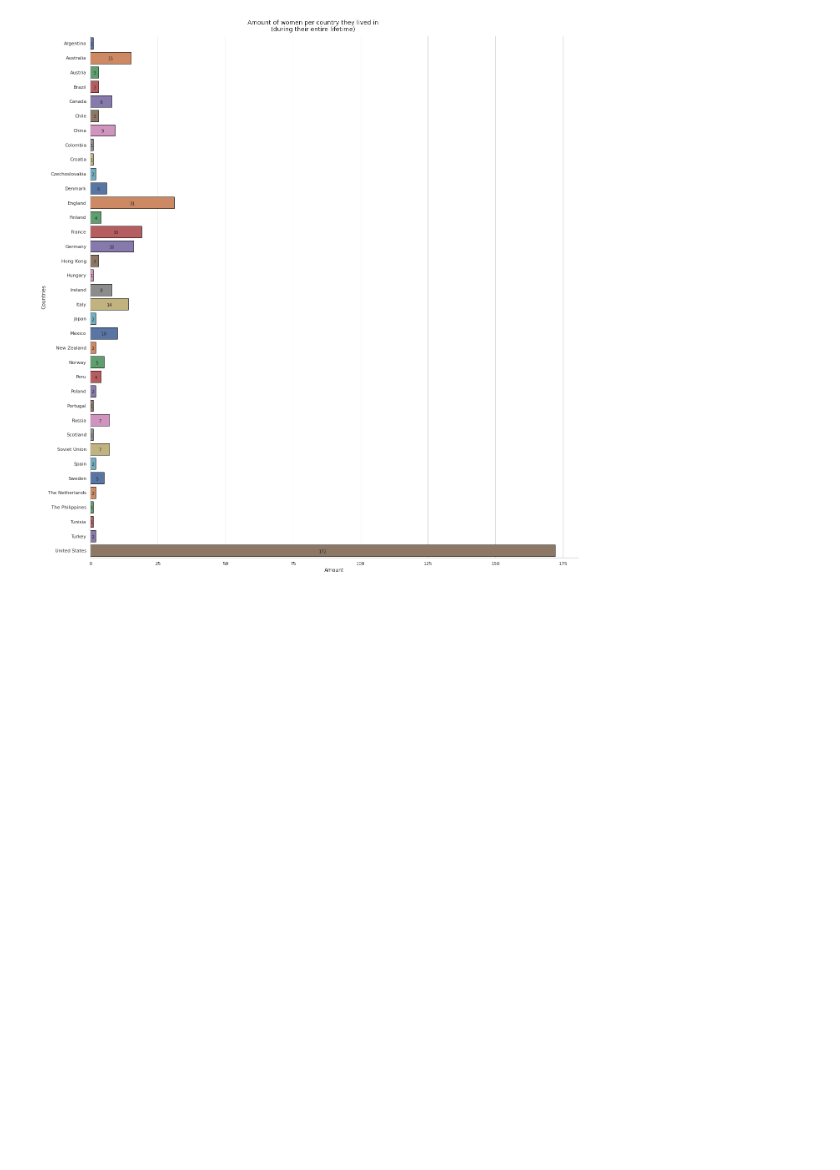
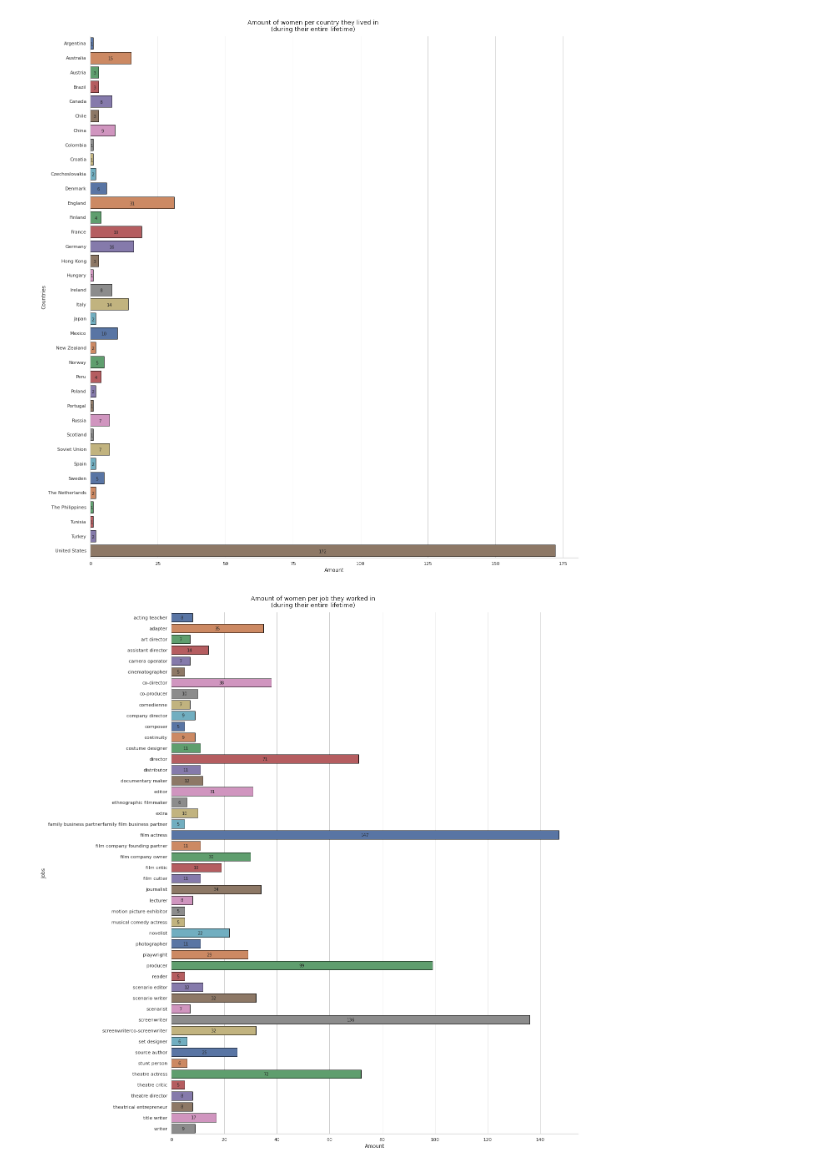
Before and after one commit to MatijaMi/data-vis-women-in-film, a Jupyter notebook: Statistics/statistics.ipynb, the cells around one changed output. Drawn from its saved outputs; the diff is of its cells as text; code cells hidden in the pictures; blank space fills up the shorter version.

Commit message:
Job plot

```diff
--- a/Statistics/statistics.ipynb
+++ b/Statistics/statistics.ipynb
@@ -83,3 +108,23 @@ show_values_on_bars(country_plt.axes)
 plt.savefig('../Plots/country_plot.png', bbox_inches='tight')
 # %% [output]
 [figure]
+# %%
+# Render a bar plot for the jobs
+job_plt = sns.catplot(
+    x="ID",
+    y="Jobs",
+    data=df_jobs,
+    kind="bar",
+    palette="deep",
+    edgecolor="black",
+    height=18,
+    )
+job_plt.set_xlabels("Amount")
+job_plt.set_ylabels("Jobs")
+job_plt.fig.suptitle("Amount of women per job they worked in\n(during their entire lifetime)", y=1.02)
+show_values_on_bars(job_plt.axes)
+
+# If plot is ok, save it to a file
+plt.savefig('../Plots/job_plot.png', bbox_inches='tight')
+# %% [output]
+[figure, added]
```
Also changed, not shown: parts of 3 cells of this notebook, 1 other file.
